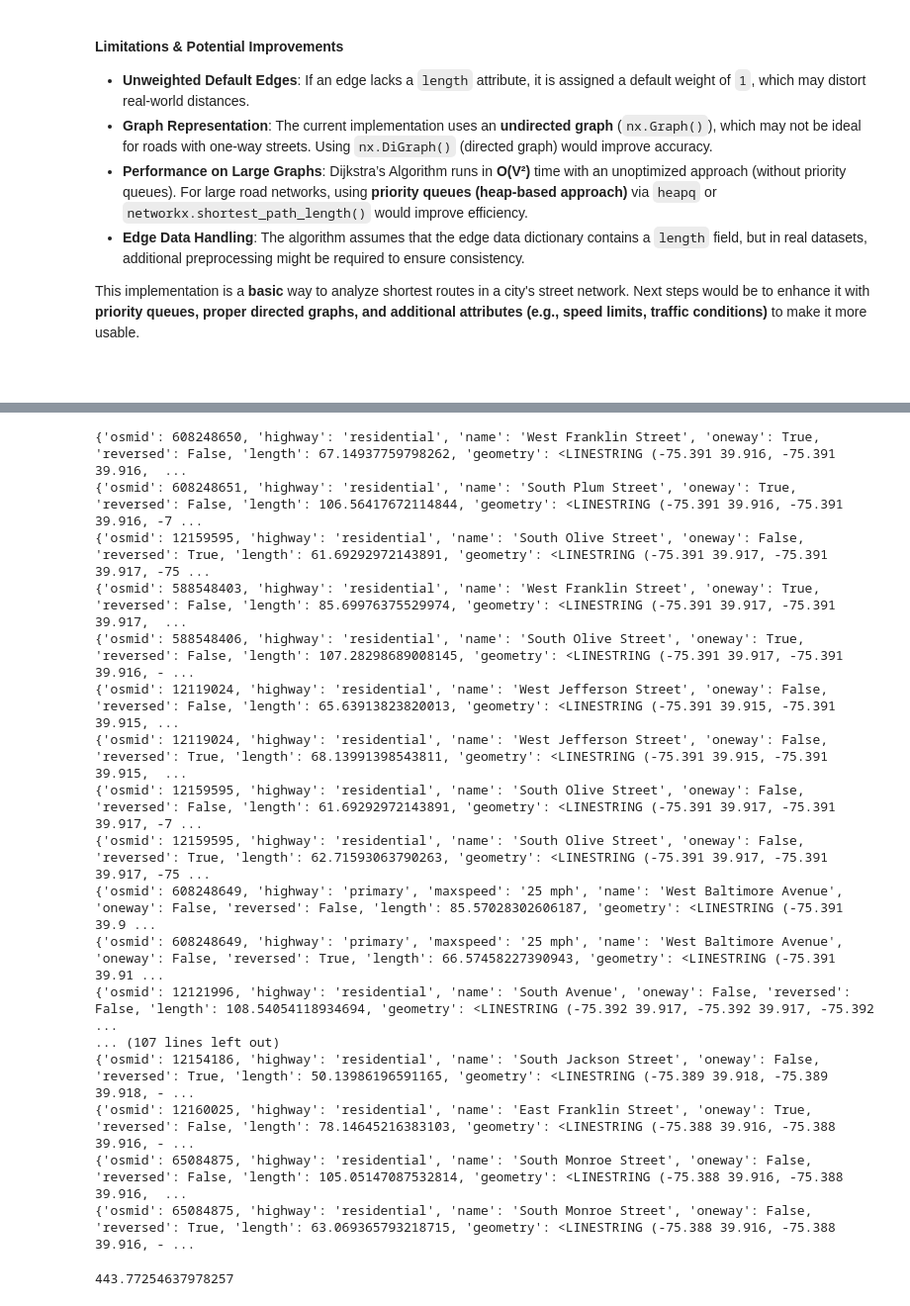
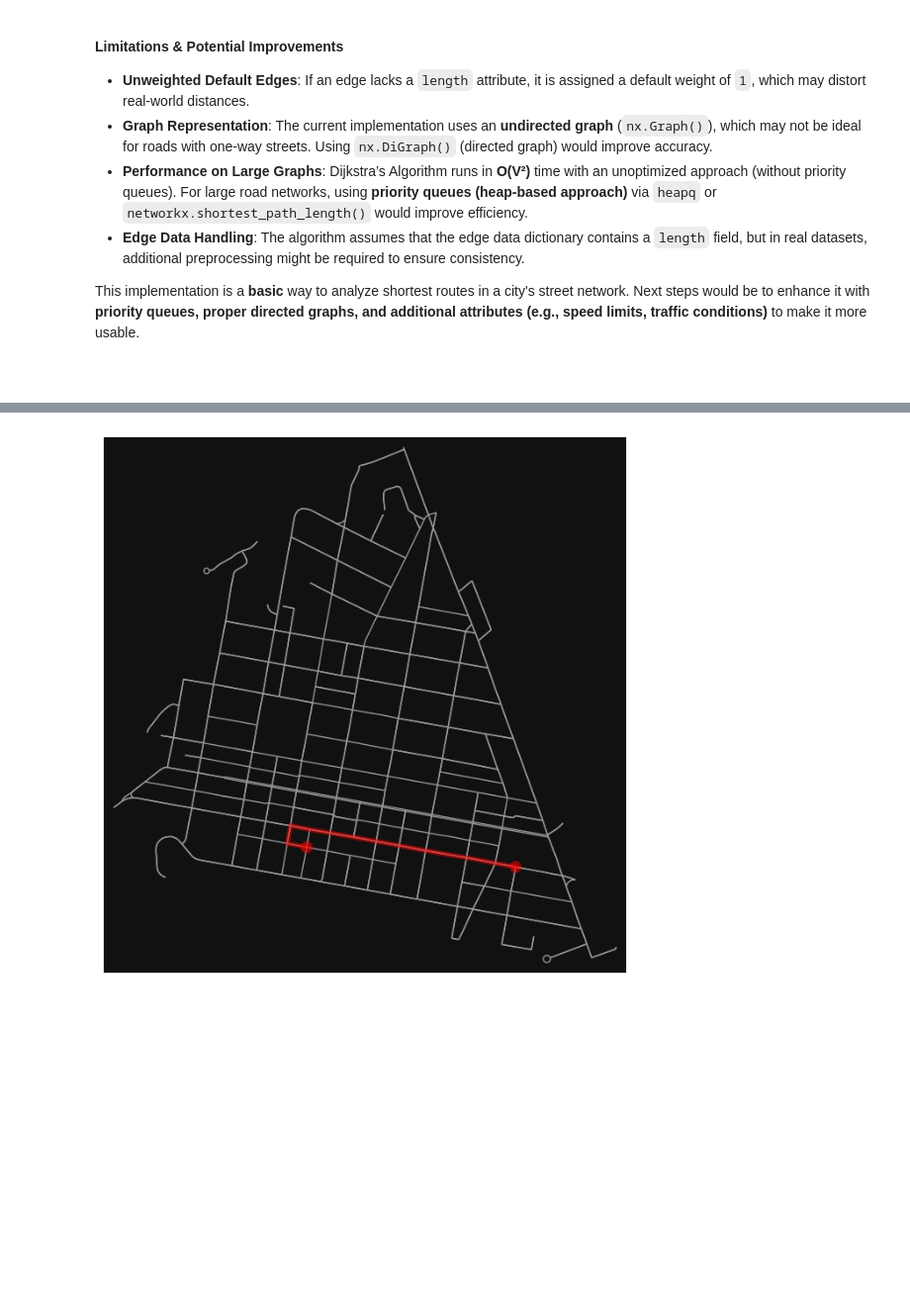
Before and after one commit to TheCrypted/STAT-4830-project-base, a Jupyter notebook: notebooks/week4_implementation.ipynb, the cells around one changed output, grey strips where cells are left out. Shown at 99% size. Saved outputs shown, nothing was run; the diff lists cells and outputs as text; code cells hidden in the pictures; blank space fills up the shorter version.

```diff
--- a/notebooks/week4_implementation.ipynb
+++ b/notebooks/week4_implementation.ipynb
@@ -259,13 +257,13 @@ import heapq
 
 def get_ac_dist(G, last, end):
     edge = G.get_edge_data(last, end)
-    print(edge[0])
     return edge[0]['length']
 
 def A_star(G, start, end):
     start_node = G.nodes[start]
     end_node = G.nodes[end]
     open = []
+    came_from = {}
     heapq.heappush(open, (0, {'node': start_node, 'nid': start, 'dist': 0}))
     # open = {{node: start, g: 0}}
     closed = {}
@@ -276,7 +274,12 @@ def A_star(G, start, end):
         nid = current["nid"]
         # Deconstruct path information
         if nid == end:
-            return current['dist']
+            path = []
+            while nid in came_from:
+                nid = came_from[nid];
+                path.insert(0, nid)
+            return path
+
         closed[nid] = current['dist']
 
         for neighbor in G.neighbors(nid):
@@ -285,30 +288,16 @@ def A_star(G, start, end):
             if neighbor in closed and closed[neighbor] <= g:
                 continue
 
+            came_from[neighbor] = nid
             f = g + get_absolute_dist(G.nodes[neighbor], end_node)
             heapq.heappush(open, (f, {'node': G.nodes[neighbor], 'nid': neighbor, 'dist': g}))
             closed[neighbor] = True
             # print(neighbor)
 
         # closed[best_node] = True
-
-A_star(G, shortest_path[0], shortest_path[-3])
-# %% [output]
-{'osmid': 608248650, 'highway': 'residential', 'name': 'West Franklin Street', 'oneway': True, 'reversed': False, 'length': 67.14937759798262, 'geometry': <LINESTRING (-75.391 39.916, -75.391 39.916,  ...
-{'osmid': 608248651, 'highway': 'residential', 'name': 'South Plum Street', 'oneway': True, 'reversed': False, 'length': 106.56417672114844, 'geometry': <LINESTRING (-75.391 39.916, -75.391 39.916, -7 ...
-{'osmid': 12159595, 'highway': 'residential', 'name': 'South Olive Street', 'oneway': False, 'reversed': True, 'length': 61.69292972143891, 'geometry': <LINESTRING (-75.391 39.917, -75.391 39.917, -75 ...
-{'osmid': 588548403, 'highway': 'residential', 'name': 'West Franklin Street', 'oneway': True, 'reversed': False, 'length': 85.69976375529974, 'geometry': <LINESTRING (-75.391 39.917, -75.391 39.917,  ...
-{'osmid': 588548406, 'highway': 'residential', 'name': 'South Olive Street', 'oneway': True, 'reversed': False, 'length': 107.28298689008145, 'geometry': <LINESTRING (-75.391 39.917, -75.391 39.916, - ...
-{'osmid': 12119024, 'highway': 'residential', 'name': 'West Jefferson Street', 'oneway': False, 'reversed': False, 'length': 65.63913823820013, 'geometry': <LINESTRING (-75.391 39.915, -75.391 39.915, ...
-{'osmid': 12119024, 'highway': 'residential', 'name': 'West Jefferson Street', 'oneway': False, 'reversed': True, 'length': 68.13991398543811, 'geometry': <LINESTRING (-75.391 39.915, -75.391 39.915,  ...
-{'osmid': 12159595, 'highway': 'residential', 'name': 'South Olive Street', 'oneway': False, 'reversed': False, 'length': 61.69292972143891, 'geometry': <LINESTRING (-75.391 39.917, -75.391 39.917, -7 ...
-{'osmid': 12159595, 'highway': 'residential', 'name': 'South Olive Street', 'oneway': False, 'reversed': True, 'length': 62.71593063790263, 'geometry': <LINESTRING (-75.391 39.917, -75.391 39.917, -75 ...
-{'osmid': 608248649, 'highway': 'primary', 'maxspeed': '25 mph', 'name': 'West Baltimore Avenue', 'oneway': False, 'reversed': False, 'length': 85.57028302606187, 'geometry': <LINESTRING (-75.391 39.9 ...
-{'osmid': 608248649, 'highway': 'primary', 'maxspeed': '25 mph', 'name': 'West Baltimore Avenue', 'oneway': False, 'reversed': True, 'length': 66.57458227390943, 'geometry': <LINESTRING (-75.391 39.91 ...
-{'osmid': 12121996, 'highway': 'residential', 'name': 'South Avenue', 'oneway': False, 'reversed': False, 'length': 108.54054118934694, 'geometry': <LINESTRING (-75.392 39.917, -75.392 39.917, -75.392 ...
-... (107 lines left out)
-{'osmid': 12154186, 'highway': 'residential', 'name': 'South Jackson Street', 'oneway': False, 'reversed': True, 'length': 50.13986196591165, 'geometry': <LINESTRING (-75.389 39.918, -75.389 39.918, - ...
-{'osmid': 12160025, 'highway': 'residential', 'name': 'East Franklin Street', 'oneway': True, 'reversed': False, 'length': 78.14645216383103, 'geometry': <LINESTRING (-75.388 39.916, -75.388 39.916, - ...
-{'osmid': 65084875, 'highway': 'residential', 'name': 'South Monroe Street', 'oneway': False, 'reversed': False, 'length': 105.05147087532814, 'geometry': <LINESTRING (-75.388 39.916, -75.388 39.916,  ...
-{'osmid': 65084875, 'highway': 'residential', 'name': 'South Monroe Street', 'oneway': False, 'reversed': True, 'length': 63.069365793218715, 'geometry': <LINESTRING (-75.388 39.916, -75.388 39.916, - ...
-443.77254637978257
+# %%
+path_a_star = A_star(G, shortest_path[0], shortest_path[-4])
+ox.plot_graph_route(G, path_a_star, route_color='r', route_linewidth=4, node_size=0)
+plt.show()
+# %% [output]
+[figure, added]
```
Also changed, not shown: parts of 3 cells of this notebook.
